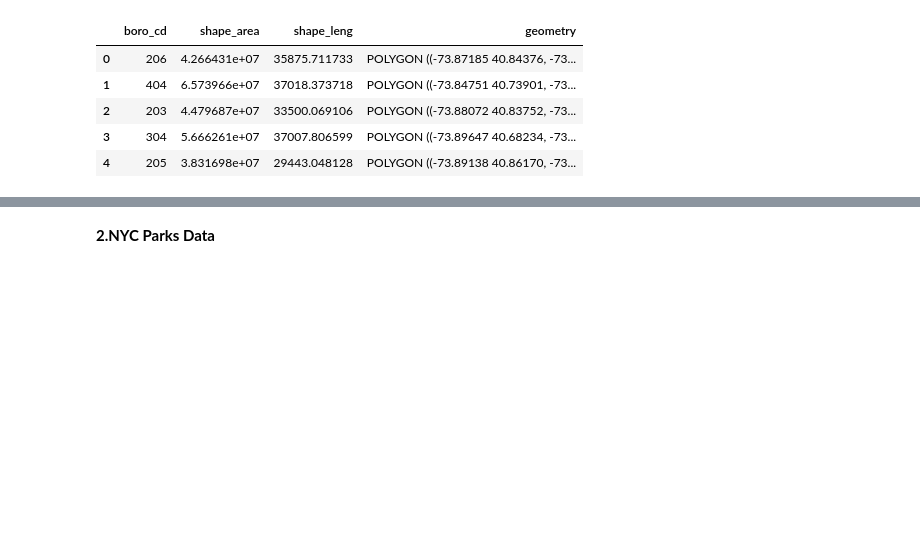
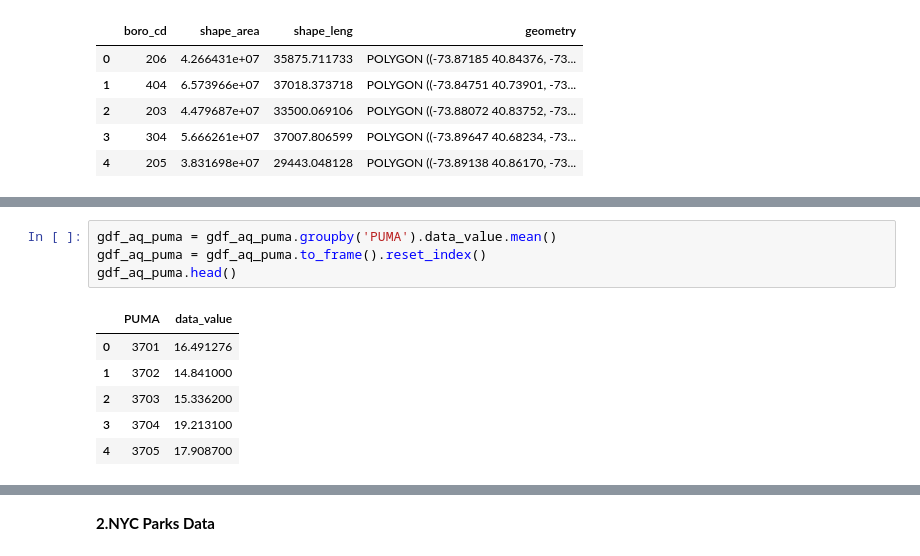
Before and after one commit to kirthi-b/QoL_NYC_Children, a Jupyter notebook: Environmental/Environments.ipynb, the cells around one changed output, grey strips where cells are left out. Saved outputs shown, nothing was run; the diff lists cells and outputs as text; blank space fills up the shorter version.

```diff
--- a/Environmental/Environments.ipynb
+++ b/Environmental/Environments.ipynb
@@ -264,0 +238,11 @@ ValueError: ignored
+# %%
+gdf_aq_puma = gdf_aq_puma.groupby('PUMA').data_value.mean()
+gdf_aq_puma = gdf_aq_puma.to_frame().reset_index()
+gdf_aq_puma.head()
+# %% [output]
+|  | PUMA | data_value |
+| 0 | 3701 | 16.491276 |
+| 1 | 3702 | 14.841000 |
+| 2 | 3703 | 15.336200 |
+| 3 | 3704 | 19.213100 |
+| 4 | 3705 | 17.908700 |
```
Also changed, not shown: parts of 29 cells of this notebook, 11 other files.
